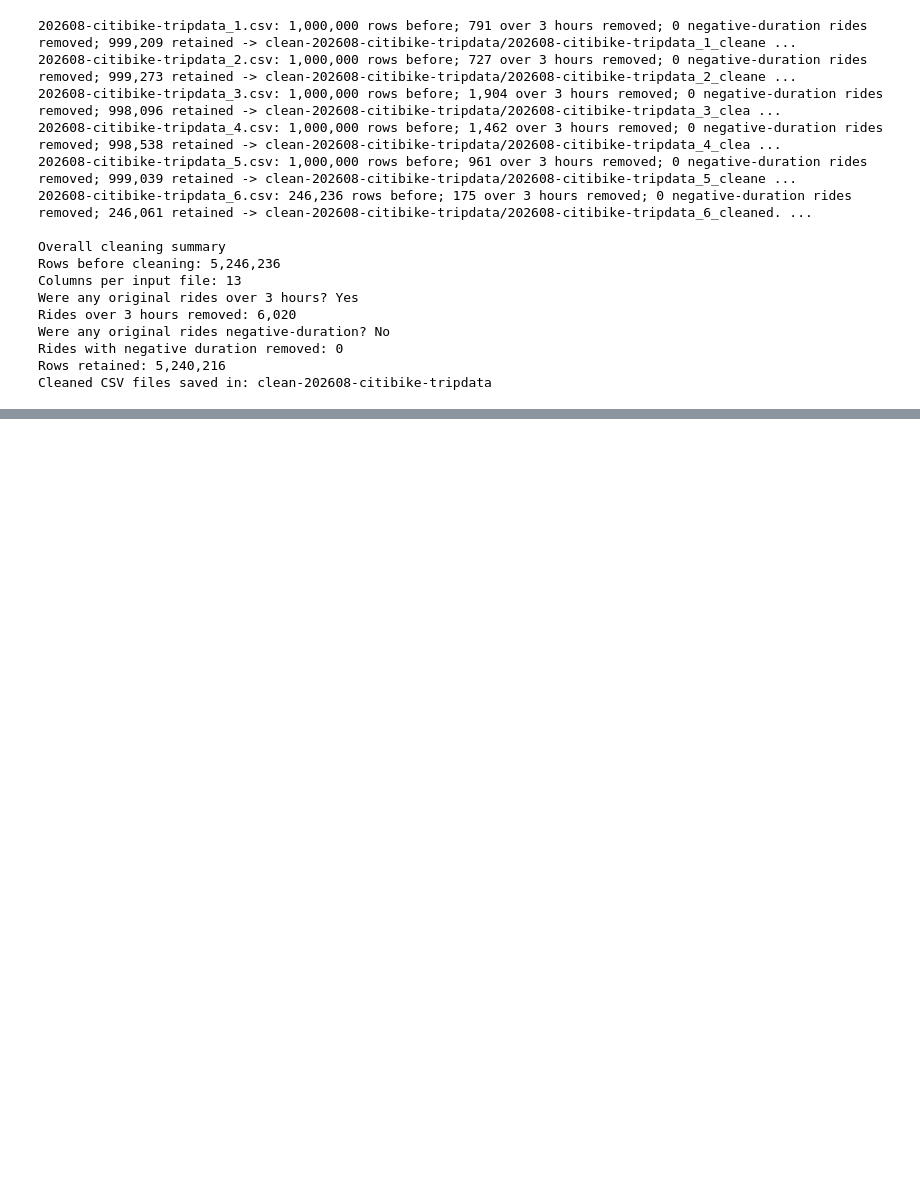
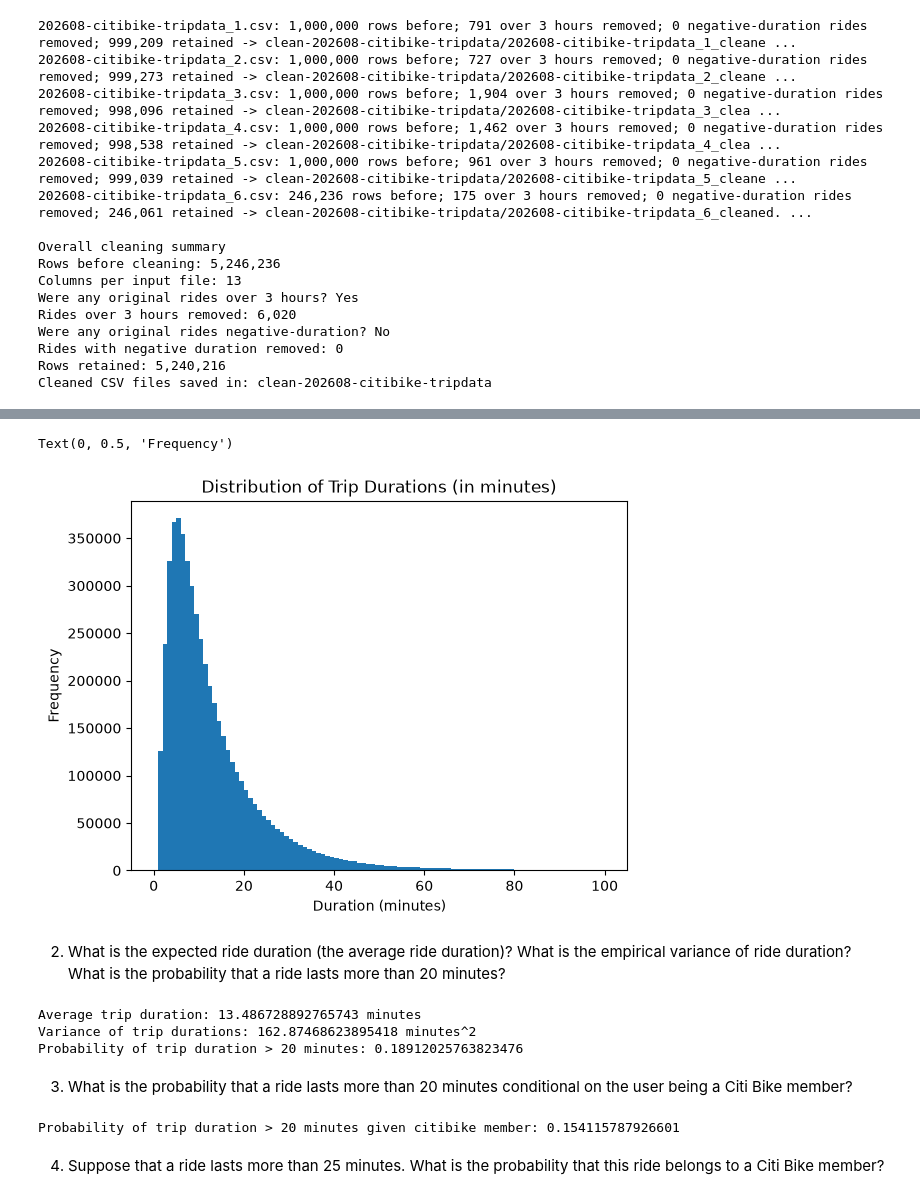
Before and after one commit to rachichi/citibikeavailability, a Jupyter notebook: citibike_rl996.ipynb, the cells around one changed output, grey strips where cells are left out. Cells and saved outputs as stored; diff of their text form; code cells hidden in the pictures; blank space fills up the shorter version.

Commit message:
clean data for part 1

```diff
--- a/citibike_rl996.ipynb
+++ b/citibike_rl996.ipynb
@@ -97,0 +101,13 @@ Cleaned CSV files saved in: clean-202608-citibike-tripdata
+# %%
+import pandas as pd
+import numpy as np
+import os
+import glob
+import matplotlib.pyplot as plt
+
+csv_files = glob.glob(os.path.join('clean-202608-citibike-tripdata', "*.csv"))
+
+df = pd.concat([pd.read_csv(file) for file in csv_files], ignore_index=True)
+
+print(df.shape)
+df.head()
@@ -97,0 +122,42 @@ Cleaned CSV files saved in: clean-202608-citibike-tripdata
+# %%
+df['started_at'] = pd.to_datetime(df['started_at'])
+df['ended_at'] = pd.to_datetime(df['ended_at'])
+
+df['duration_min'] = (df['ended_at'] - df['started_at']).dt.total_seconds() / 60
+
+plt.hist(df['duration_min'], bins=100, range=(0, 100))
+plt.title('Distribution of Trip Durations (in minutes)')
+plt.xlabel('Duration (minutes)')
+plt.ylabel('Frequency')
+# %% [output]
+Text(0, 0.5, 'Frequency')
+[figure, added]
+# %% [markdown]
+2. What is the expected ride duration (the average ride duration)? What is the empirical variance
+of ride duration? What is the probability that a ride lasts more than 20 minutes?
+# %%
+average_duration = df['duration_min'].mean()
+duration_variance = df['duration_min'].var()
+prob_greater_20 = df[df['duration_min'] > 20].shape[0] / df.shape[0]
+
+
+print(f'Average trip duration: {average_duration} minutes')
+print(f"Variance of trip durations: {duration_variance} minutes^2")
+print(f"Probability of trip duration > 20 minutes: {prob_greater_20}")
+# %% [output]
+Average trip duration: 13.486728892765743 minutes
+Variance of trip durations: 162.87468623895418 minutes^2
+Probability of trip duration > 20 minutes: 0.18912025763823476
+# %% [markdown]
+3. What is the probability that a ride lasts more than 20 minutes conditional on the user being
+a Citi Bike member?
+# %%
+citibike_member = df[df['member_casual'] == 'member']
+prob_greater_20_member = citibike_member[citibike_member['duration_min'] > 20].shape[0] / citibike_member.shape[0]
+
+print(f"Probability of trip duration > 20 minutes given citibike member: {prob_greater_20_member}")
+# %% [output]
+Probability of trip duration > 20 minutes given citibike member: 0.154115787926601
+# %% [markdown]
+4. Suppose that a ride lasts more than 25 minutes. What is the probability that this ride belongs
+to a Citi Bike member?
```
Also changed, not shown: parts of 15 cells of this notebook, 2 other files.
